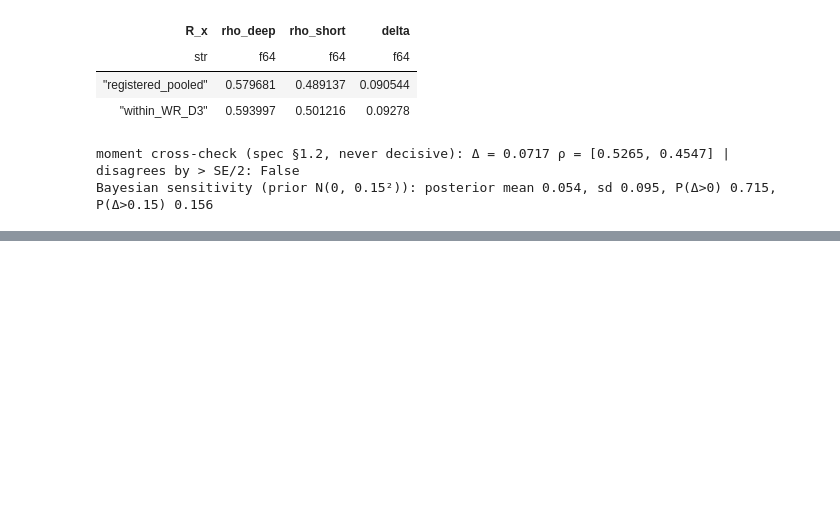
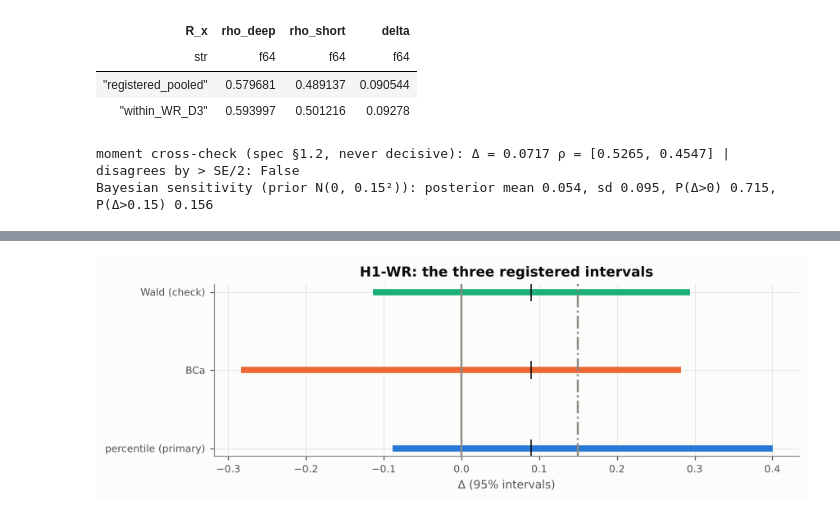
Before and after one commit to simhadripraveena2-bit/NFL-Big-Data-Bowl-2027, a Jupyter notebook: notebooks/08_h1_wr_confirmatory_analysis.ipynb, the cells around one changed output, grey strips where cells are left out. Cells and saved outputs as stored; diff of their text form; code cells hidden in the pictures; blank space fills up the shorter version.

```diff
--- a/notebooks/08_h1_wr_confirmatory_analysis.ipynb
+++ b/notebooks/08_h1_wr_confirmatory_analysis.ipynb
@@ -147,0 +282,12 @@ See `research_notes/h1_wr_confirmatory_results.md`.
+# %%
+J = DG['jackknife']; print('player jackknife: range', [round(v, 3) for v in J['range']], '| max change', round(J['max_abs_change'], 3), '| sign changes', J['sign_changes'], '| jackknife SE', round(J['sd_jackknife_se'], 3))
+display(pl.DataFrame(J['top5_influence']))
+for k in ('leave_one_team_out', 'leave_one_team_season_out'):
+    print(k, {kk: (round(vv, 3) if isinstance(vv, float) else vv) for kk, vv in DG[k].items()})
+W = DG['wald']; print('Wald: delta %.4f, SE %.4f, 95%% CI [%.3f, %.3f], 90%% CI [%.3f, %.3f]; criterion reproduced to %.1e; Hessian eigen [%.1f, %.1f]' %
+      (W['delta'], W['se'], *W['ci95'], *W['ci90'], W['criterion_reproduced_abs_diff'], W['hessian_min_eig'], W['hessian_max_eig']))
+cal = ROOT / 'experiments/h1_wr_robustness_dev/wald_calibration.parquet'
+if cal.exists():
+    wc = pl.read_parquet(cal)
+    display(wc.group_by('scenario').agg(pl.len().alias('reps'), pl.col('delta').std().alias('sd_delta'), pl.col('se').mean().alias('mean_wald_se'),
+        ((pl.col('delta') - pl.col('truth')).abs() <= 1.96 * pl.col('se')).mean().alias('coverage'), ((pl.col('delta') - 1.96 * pl.col('se')) > 0).mean().alias('reject')).sort('scenario'))
@@ -147,0 +312,10 @@ See `research_notes/h1_wr_confirmatory_results.md`.
+# %%
+fig, ax = plt.subplots(figsize=(8, 2.8))
+iv = [('percentile (primary)', P['ci95_percentile']), ('BCa', DG['bca']['decomposition']['full_bca']['interval']), ('Wald (check)', W['ci95'])]
+for k, (name, (lo_, hi_)) in enumerate(iv):
+    ax.plot([lo_, hi_], [k, k], lw=5, color=style.SERIES[k], solid_capstyle='butt'); ax.plot(P['delta'], k, 'k|', ms=14)
+ax.axvline(0, color=style.MUTED); ax.axvline(0.15, color=style.MUTED, ls='-.')
+ax.set_yticks(range(3), [n for n, _ in iv]); ax.set_xlabel('Δ (95% intervals)'); ax.set_title('H1-WR: the three registered intervals')
+fig.tight_layout(); fig.savefig(ROOT / 'reports/figures/h1_wr_intervals.png', dpi=150); plt.show()
+# %% [output]
+[figure, added]
```
Also changed, not shown: parts of 11 cells of this notebook, 5 other files.
